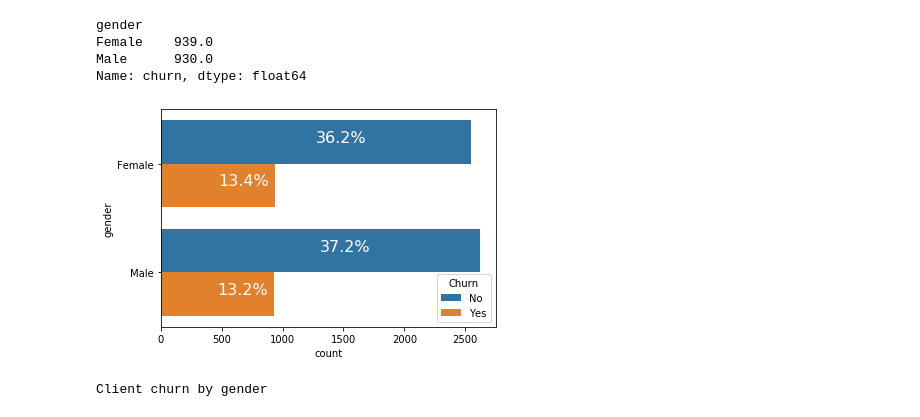
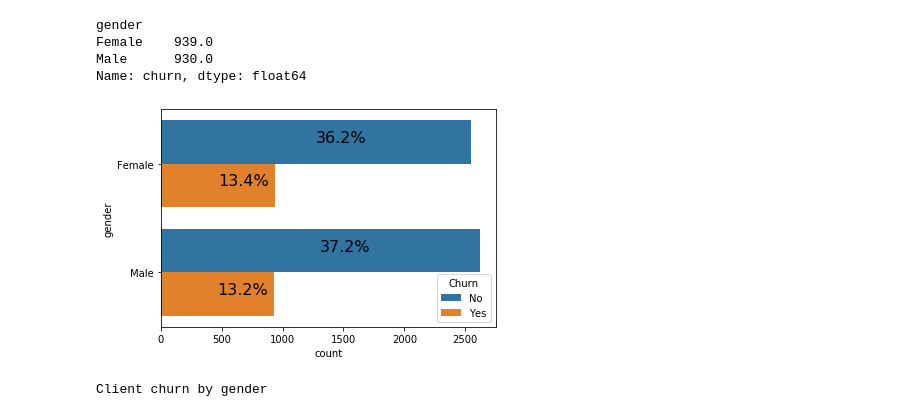
Before and after one commit to tchala14/gittry, a Jupyter notebook: TchalinsChurn.ipynb, the cells around one changed output. Drawn from its saved outputs; the diff is of its cells as text; code cells hidden in the pictures.

```diff
--- a/TchalinsChurn.ipynb
+++ b/TchalinsChurn.ipynb
@@ -178,13 +178,13 @@ Name: churn, dtype: float64
 # %%
 ax = sns.countplot(y="gender", hue="Churn", data=df_churn)
 total = len(df_churn["gender"])
 for p in ax.patches:
         percentage = '{:.1f}%'.format(100 * p.get_width()/total)
         x = p.get_x() + p.get_width()/2
         y = p.get_y() + p.get_height()/2
-        ax.annotate(percentage, (x, y),fontsize=16,color="white")
+        ax.annotate(percentage, (x, y),fontsize=16,color="black")
 # %% [output]
-[figure, old version]
+[figure, new version]
 # %%
 anova_gender=dfchurn[['gender','Churn']]
 ggrp=anova_gender.groupby(['gender']).size()
```
Also changed, not shown: parts of 7 cells of this notebook, 6 other files.
